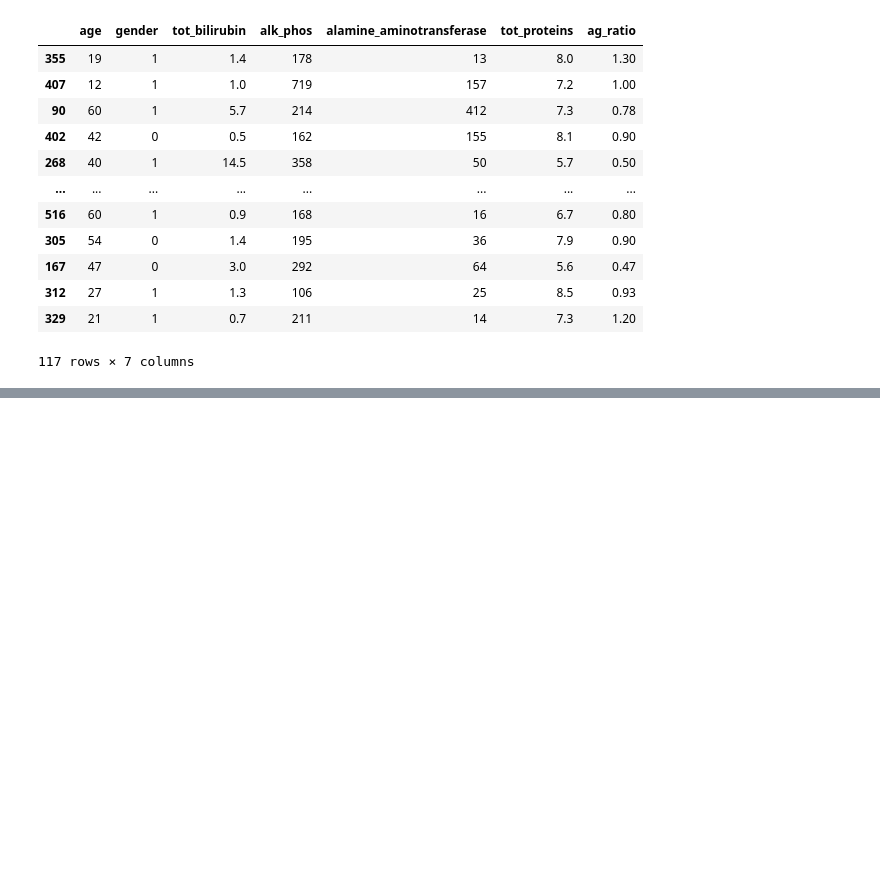
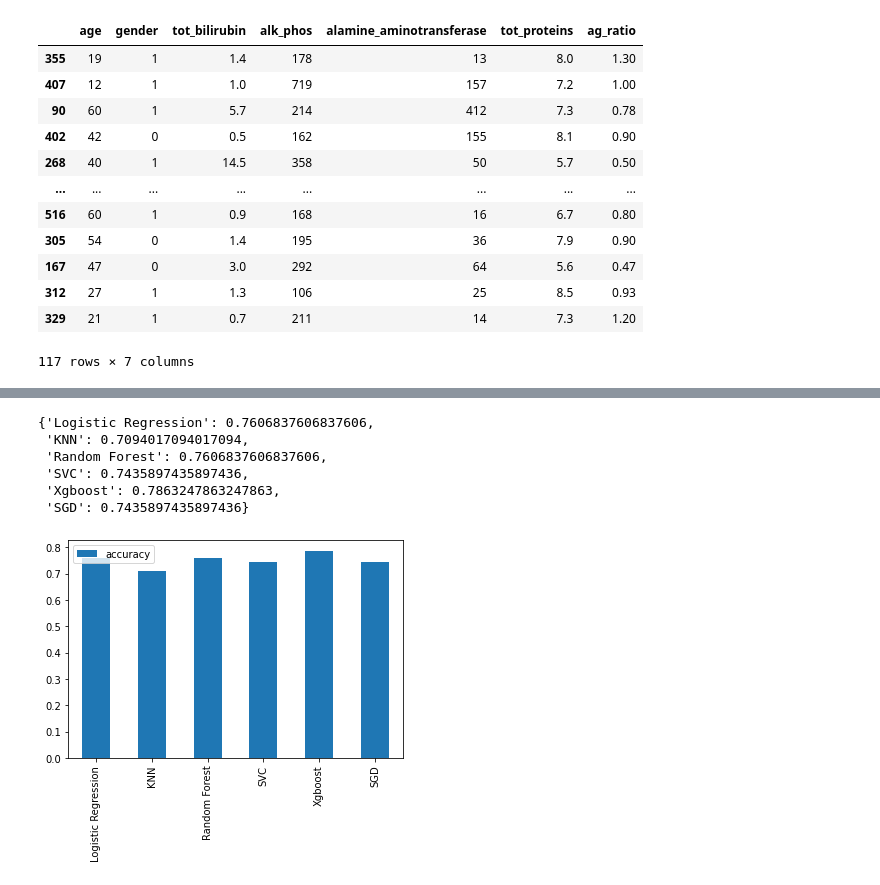
Before and after one commit to 21Ovi/Liver-Patient-Prediction, a Jupyter notebook: LiverPatientPrediction.ipynb, the cells around one changed output, grey strips where cells are left out. Saved outputs shown, nothing was run; the diff lists cells and outputs as text; code cells hidden in the pictures; blank space fills up the shorter version.

```diff
--- a/LiverPatientPrediction.ipynb
+++ b/LiverPatientPrediction.ipynb
@@ -486,0 +486,40 @@ model1 = LogisticRegression()
+# %%
+# Putting Models in a Dictionary to make our function more dynamic
+models = {
+    "Logistic Regression":LogisticRegression(),
+    "KNN":KNeighborsClassifier(),
+    "Random Forest":RandomForestClassifier(),
+    "SVC":SVC(),
+    "Xgboost":XGBClassifier(),
+    "SGD":SGDClassifier()
+
+}
+
+# Create a function to fit and score models
+def fit_and_score(models, X_train, X_test, y_train, y_test):
+  """
+  Fits and evaluate given machine learning models.
+  Models: a dictionary of diccerent sklearn Machine Learnng Models
+  X_train : Training data (no labeles)
+  X_test : Testing data (no labels)
+  y_train : Training labels
+  y_test : Test labels
+  """
+  # Setting up Random seeds
+  np.random.seed(42)
+  # Make a dictionary to keep model scores
+  model_scores ={}
+  # Loop through models
+  for name, model in models.items():
+    # Fit the model to data
+    model.fit(X_train.drop(corr_features,axis=1), y_train)
+    # Evaluate the model and append its score to model_scores
+    model_scores[name] = model.score(X_test.drop(corr_features,axis=1),y_test)
+  return model_scores
+# %%
+%time
+model_scores = fit_and_score(models=models,
+                             X_train=X_train,
+                             X_test=X_test,
+                             y_train = y_train,
+                             y_test = y_test)
@@ -486,0 +529,14 @@ model1 = LogisticRegression()
+# %%
+model_scores
+# %% [output]
+{'Logistic Regression': 0.7606837606837606,
+ 'KNN': 0.7094017094017094,
+ 'Random Forest': 0.7606837606837606,
+ 'SVC': 0.7435897435897436,
+ 'Xgboost': 0.7863247863247863,
+ 'SGD': 0.7435897435897436}
+# %%
+model_compare = pd.DataFrame(model_scores, index=["accuracy"])
+model_compare.T.plot.bar();
+# %% [output]
+[figure, added]
```
Also changed, not shown: parts of 38 cells of this notebook.
